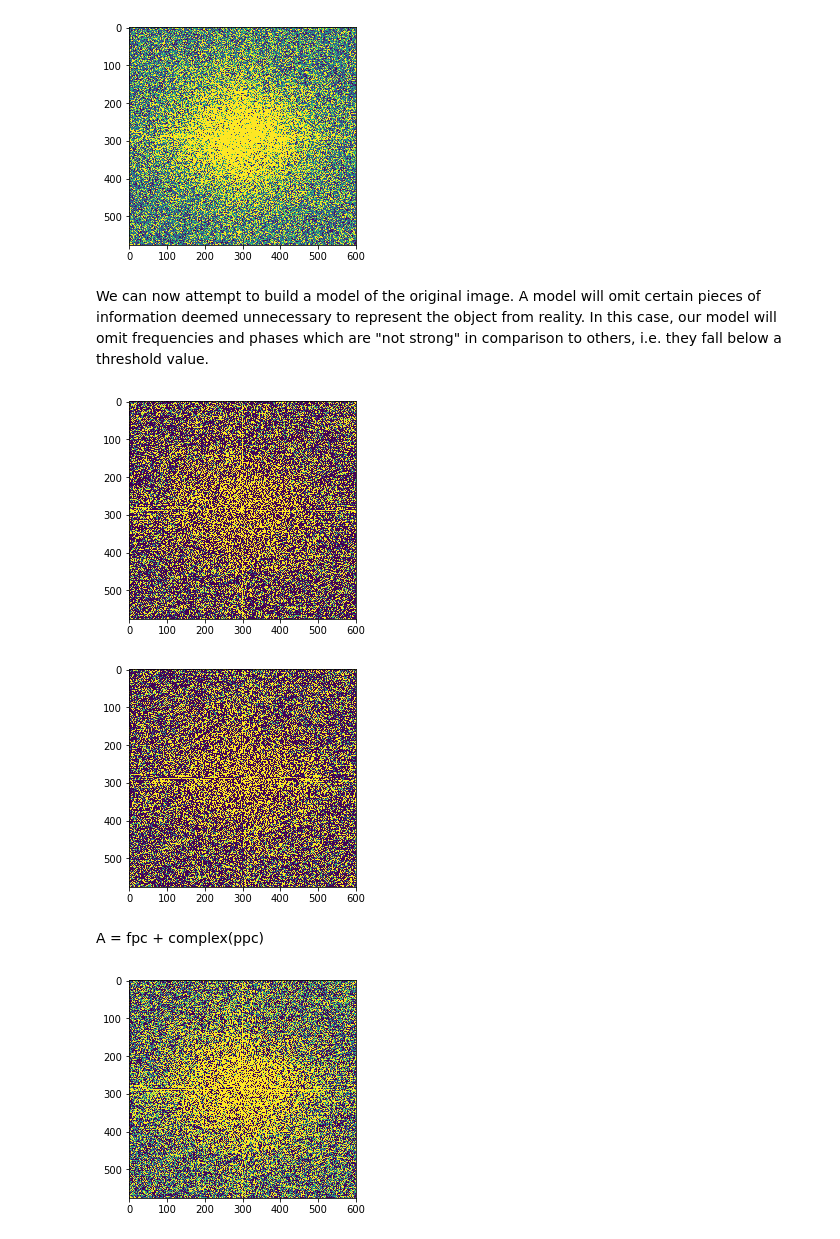
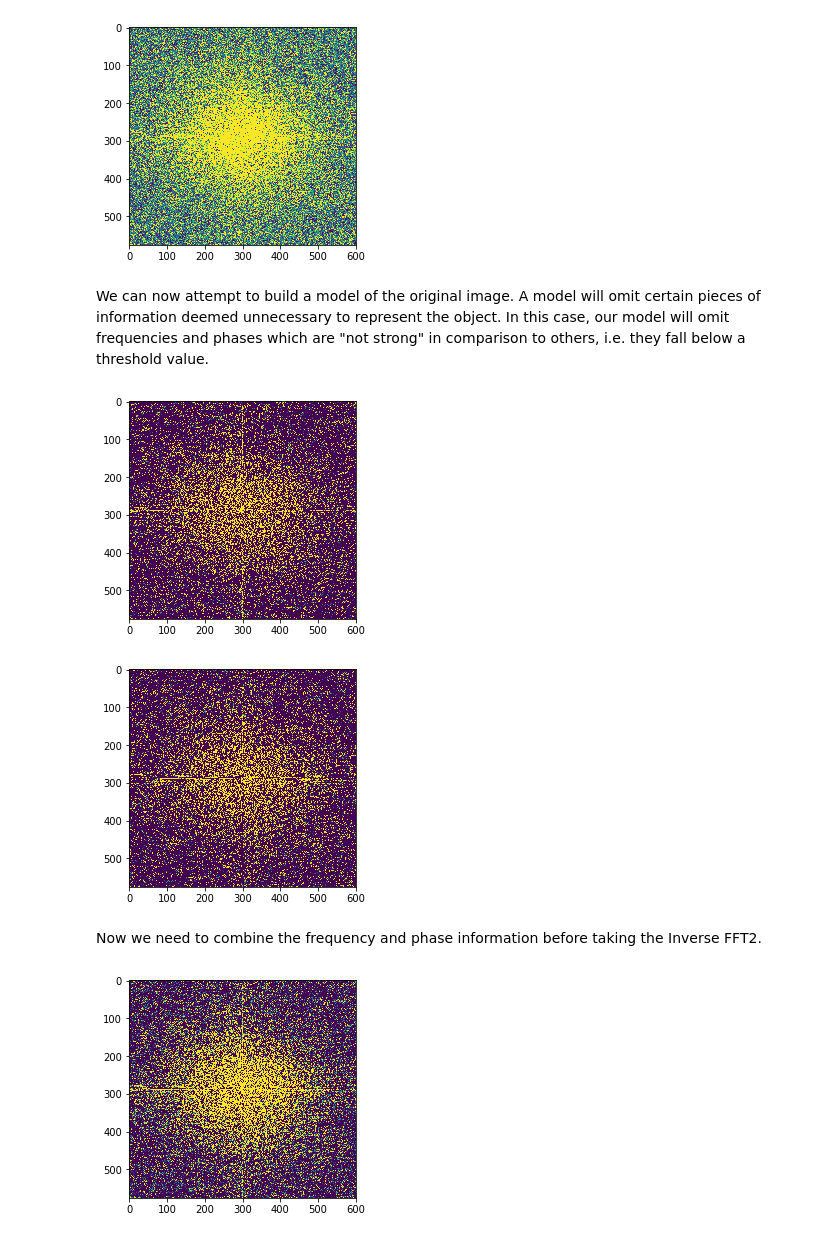
Before and after one commit to bbevan/myjupyternotebooks, a Jupyter notebook: FFT2 in Python - v2.ipynb, the cells around one changed output. Drawn from its saved outputs; the diff is of its cells as text; code cells hidden in the pictures.

```diff
--- a/FFT2 in Python - v2.ipynb
+++ b/FFT2 in Python - v2.ipynb
@@ -59,28 +59,28 @@ viewfft2(f.imag)
 [figure]
 [figure]
 # %% [markdown]
-We can now attempt to build a model of the original image. A model will omit certain pieces of information deemed unnecessary to represent the object from reality. In this case, our model will omit frequencies and phases which are "not strong" in comparison to others, i.e. they fall below a threshold value.
+We can now attempt to build a model of the original image. A model will omit certain pieces of information deemed unnecessary to represent the object. In this case, our model will omit frequencies and phases which are "not strong" in comparison to others, i.e. they fall below a threshold value.
 # %%
 # grab the frequency and phase information from f
 fp = fftreal(f)
 pp = fftimag(f)
 
 # threshold values
-fpc = numpy.clip(fp, 1.0, fp.max())
-ppc = numpy.clip(pp, 1.0, pp.max())
+fpc = numpy.clip(fp, 15.0, fp.max())
+ppc = numpy.clip(pp, 15.0, pp.max())
 
 viewfft2(fpc)
 viewfft2(ppc)
 # %% [output]
-[figure, old version]
+[figure, new version]
-[figure, old version]
+[figure, new version]
-# %% [markdown]
-A = fpc + complex(ppc)
+# %% [markdown]
+Now we need to combine the frequency and phase information before taking the Inverse FFT2.
 # %%
 # combine
 A = fpc[:,:] + 1j * ppc[:,:]
 # %%
 viewfft2(A)
 # %% [output]
-[figure, old version]
+[figure, new version]
 # %% [markdown]
```
Also changed, not shown: parts of 3 cells of this notebook.
